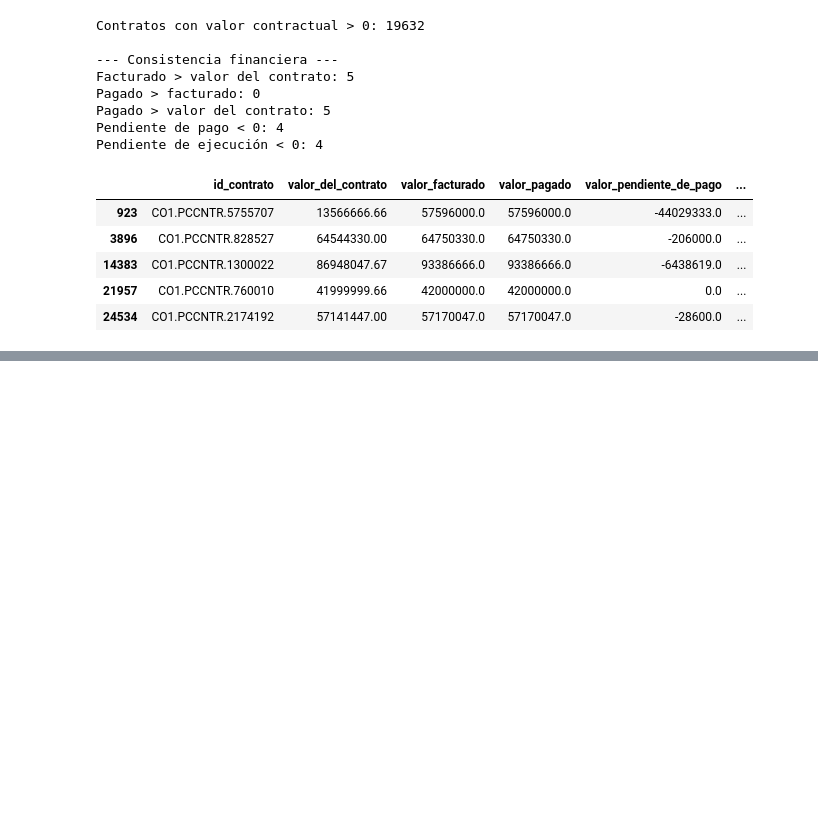
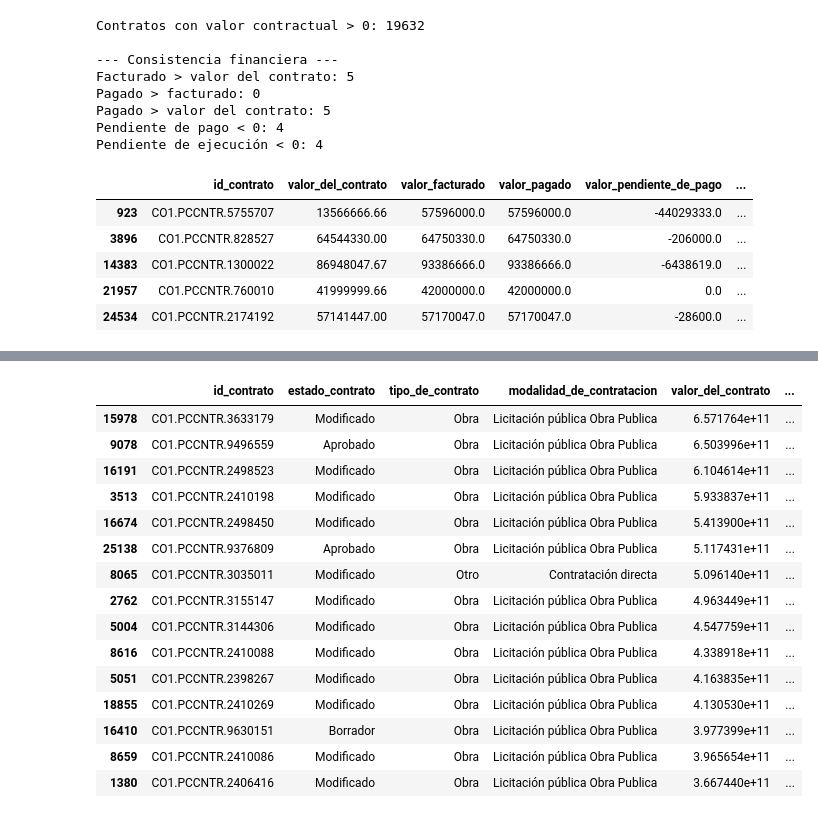
Before and after one commit to caldeeh/proyecto1-analitica-contratacion, a Jupyter notebook: Tarea 2/Pregunta 3/02_limpieza_p3.ipynb, the cells around one changed output, grey strips where cells are left out. Saved outputs shown, nothing was run; the diff lists cells and outputs as text; code cells hidden in the pictures; blank space fills up the shorter version.

Commit message:
Analiza pendientes y extensiones de Pregunta 3

```diff
--- a/Tarea 2/Pregunta 3/02_limpieza_p3.ipynb
+++ b/Tarea 2/Pregunta 3/02_limpieza_p3.ipynb
@@ -2433,0 +2446,18 @@ casos_facturado_mayor[
+# %%
+df["porcentaje_ejecutado"] = np.where(
+    df["valor_del_contrato"] > 0,
+    (df["valor_facturado"] / df["valor_del_contrato"]) * 100,
+    np.nan
+)
+
+df["porcentaje_pagado"] = np.where(
+    df["valor_del_contrato"] > 0,
+    (df["valor_pagado"] / df["valor_del_contrato"]) * 100,
+    np.nan
+)
+
+print("Porcentaje ejecutado creado:", "porcentaje_ejecutado" in df.columns)
+print("Porcentaje pagado creado:", "porcentaje_pagado" in df.columns)
+
+print("\nValores faltantes:")
+print(df[["porcentaje_ejecutado", "porcentaje_pagado"]].isna().sum())
@@ -2433,0 +2808,42 @@ casos_facturado_mayor[
+# %%
+top_pendiente_ejecucion = (
+    df[df["valor_pendiente_de_ejecucion"] > 0]
+    [
+        [
+            "id_contrato",
+            "estado_contrato",
+            "tipo_de_contrato",
+            "modalidad_de_contratacion",
+            "valor_del_contrato",
+            "valor_facturado",
+            "valor_pagado",
+            "valor_pendiente_de_pago",
+            "valor_pendiente_de_ejecucion",
+            "dias_adicionados"
+        ]
+    ]
+    .sort_values(
+        "valor_pendiente_de_ejecucion",
+        ascending=False
+    )
+    .head(15)
+)
+
+top_pendiente_ejecucion
+# %% [output]
+|  | id_contrato | estado_contrato | tipo_de_contrato | modalidad_de_contratacion | valor_del_contrato | ... |
+| 15978 | CO1.PCCNTR.3633179 | Modificado | Obra | Licitación pública Obra Publica | 6.571764e+11 | ... |
+| 9078 | CO1.PCCNTR.9496559 | Aprobado | Obra | Licitación pública Obra Publica | 6.503996e+11 | ... |
+| 16191 | CO1.PCCNTR.2498523 | Modificado | Obra | Licitación pública Obra Publica | 6.104614e+11 | ... |
+| 3513 | CO1.PCCNTR.2410198 | Modificado | Obra | Licitación pública Obra Publica | 5.933837e+11 | ... |
+| 16674 | CO1.PCCNTR.2498450 | Modificado | Obra | Licitación pública Obra Publica | 5.413900e+11 | ... |
+| 25138 | CO1.PCCNTR.9376809 | Aprobado | Obra | Licitación pública Obra Publica | 5.117431e+11 | ... |
+| 8065 | CO1.PCCNTR.3035011 | Modificado | Otro | Contratación directa | 5.096140e+11 | ... |
+| 2762 | CO1.PCCNTR.3155147 | Modificado | Obra | Licitación pública Obra Publica | 4.963449e+11 | ... |
+| 5004 | CO1.PCCNTR.3144306 | Modificado | Obra | Licitación pública Obra Publica | 4.547759e+11 | ... |
+| 8616 | CO1.PCCNTR.2410088 | Modificado | Obra | Licitación pública Obra Publica | 4.338918e+11 | ... |
+| 5051 | CO1.PCCNTR.2398267 | Modificado | Obra | Licitación pública Obra Publica | 4.163835e+11 | ... |
+| 18855 | CO1.PCCNTR.2410269 | Modificado | Obra | Licitación pública Obra Publica | 4.130530e+11 | ... |
+| 16410 | CO1.PCCNTR.9630151 | Borrador | Obra | Licitación pública Obra Publica | 3.977399e+11 | ... |
+| 8659 | CO1.PCCNTR.2410086 | Modificado | Obra | Licitación pública Obra Publica | 3.965654e+11 | ... |
+| 1380 | CO1.PCCNTR.2406416 | Modificado | Obra | Licitación pública Obra Publica | 3.667440e+11 | ... |
```
Also changed, not shown: parts of 28 cells of this notebook.
